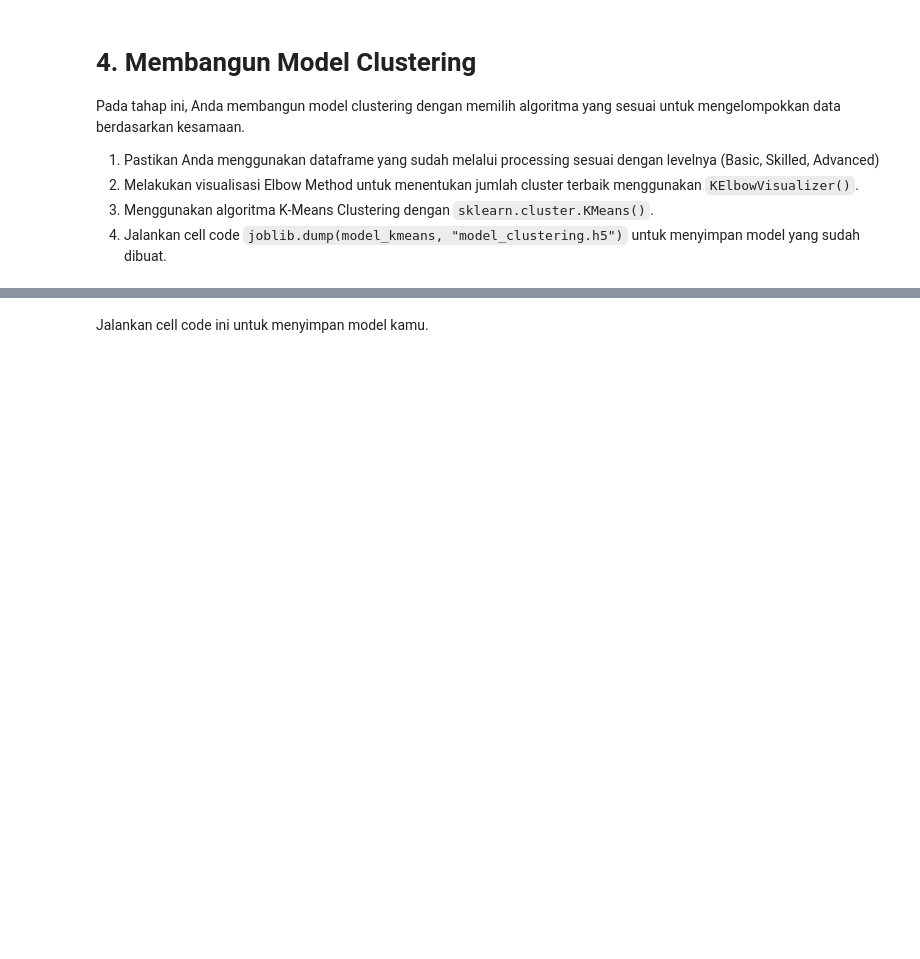
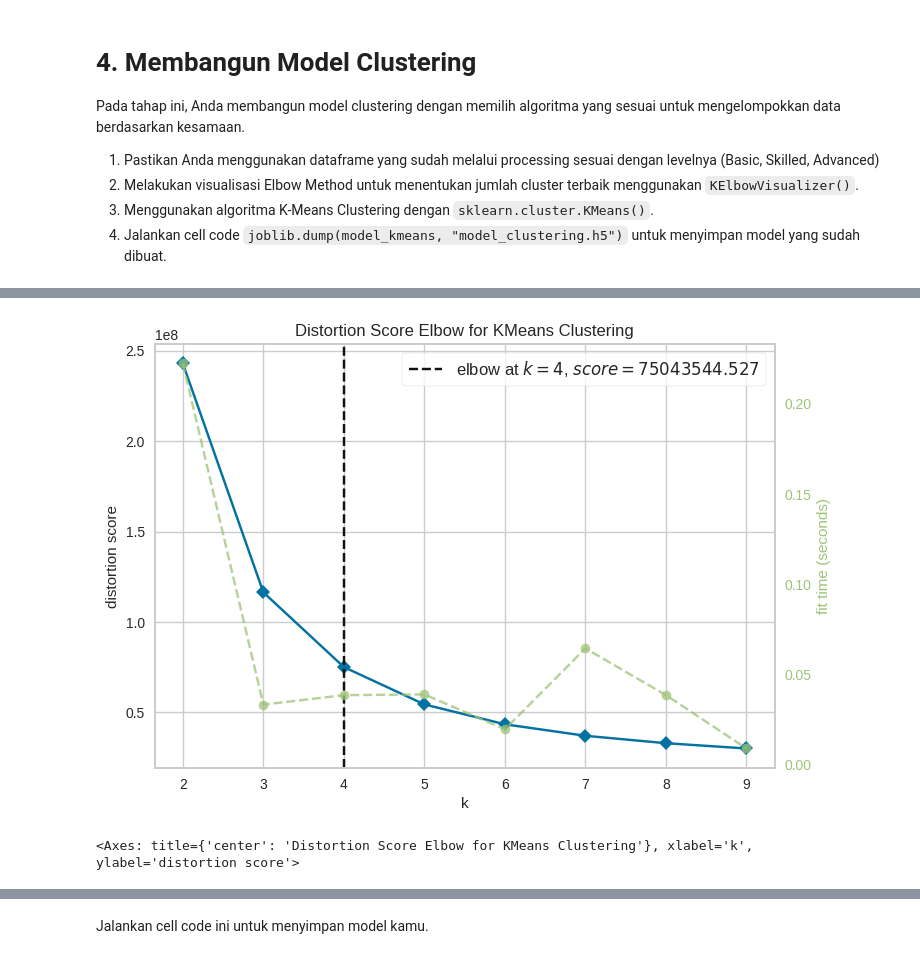
Before and after one commit to AndhikaKusumaW/Asah, a Jupyter notebook: [Clustering]_Submission_Akhir_BMLP_Andhika_Kusuma_Wardana.ipynb, the cells around one changed output, grey strips where cells are left out. Cells and saved outputs as stored; diff of their text form; code cells hidden in the pictures; blank space fills up the shorter version.

```diff
--- a/[Clustering]_Submission_Akhir_BMLP_Andhika_Kusuma_Wardana.ipynb
+++ b/[Clustering]_Submission_Akhir_BMLP_Andhika_Kusuma_Wardana.ipynb
@@ -238,2 +290,4 @@ df.head()
 # %%
 # Menghapus data duplikat menggunakan drop_duplicates().
+df.drop_duplicates(inplace=True)
+df.duplicated().sum()
@@ -245,0 +300,10 @@ df.head()
+# %%
+# Melakukan Handling Outlier Data berdasarkan jumlah outlier, apakah menggunakan metode drop atau mengisi nilai tersebut.
+numerical_cols = df.select_dtypes(include=np.number).columns
+Q1 = df[numerical_cols].quantile(0.25)
+Q3 = df[numerical_cols].quantile(0.75)
+
+IQR = Q3 - Q1
+
+df = df[~((df[numerical_cols] < (Q1 - 1.5 * IQR)) | (df[numerical_cols] > (Q3 + 1.5 * IQR))).any(axis=1)]
+df.shape
@@ -248,3 +314,16 @@ df.head()
 # lakukan pada satu sampai dua fitur numerik.
 # Silahkan lakukan encode hasil binning tersebut menggunakan LabelEncoder.
 # Pastikan kamu mengerjakan tahapan ini pada satu cell.
+bins_age = (0, 0.2, 0.4, 0.6, 1.0)
+labels_age = ['Muda', 'Dewasa', 'Paruh Baya', 'Tua']
+df['Age_Bin'] = pd.cut(df['CustomerAge'], bins=bins_age, labels=labels_age)
+
+bins_amount = [0, 0.1, 0.3, 0.6, 1.0]
+labels_amount = ['Rendah', 'Menengah', 'Tinggi', 'Sangat Tinggi']
+df['Amount_Bin'] = pd.cut(df['TransactionAmount'], bins=bins_amount, labels=labels_amount)
+
+le = LabelEncoder()
+df['Age_Bin_Enc'] = le.fit_transform(df['Age_Bin'].astype(str))
+df['Amount_Bin_Enc'] = le.fit_transform(df['Amount_Bin'].astype(str))
+
+df[['CustomerAge', 'Age_Bin', 'Age_Bin_Enc', 'TransactionAmount', 'Amount_Bin', 'Amount_Bin_Enc']].head()
@@ -260,3 +346,5 @@ Pada tahap ini, Anda membangun model clustering dengan memilih algoritma yang se
 # Lengkapi kode ini dengan mengubah nama DataFrame yang akan dilatih.
 # Kode harus digunakan dan dilarang menambahkan syntax lainnya pada cell ini.
 # ___.describe()
+df.clustering = df.select_dtypes(include=np.number)
+df.clustering.describe()
@@ -263,2 +361,9 @@ Pada tahap ini, Anda membangun model clustering dengan memilih algoritma yang se
 # %%
 # Melakukan visualisasi Elbow Method menggunakan KElbowVisualizer()
+elbow = KMeans()
+visualizer = KElbowVisualizer(elbow, k=(2,10))
+visualizer.fit(df.clustering)
+visualizer.show()
+# %% [output]
+[figure, added]
+<Axes: title={'center': 'Distortion Score Elbow for KMeans Clustering'}, xlabel='k', ylabel='distortion score'>
```
Also changed, not shown: parts of 13 cells of this notebook.
